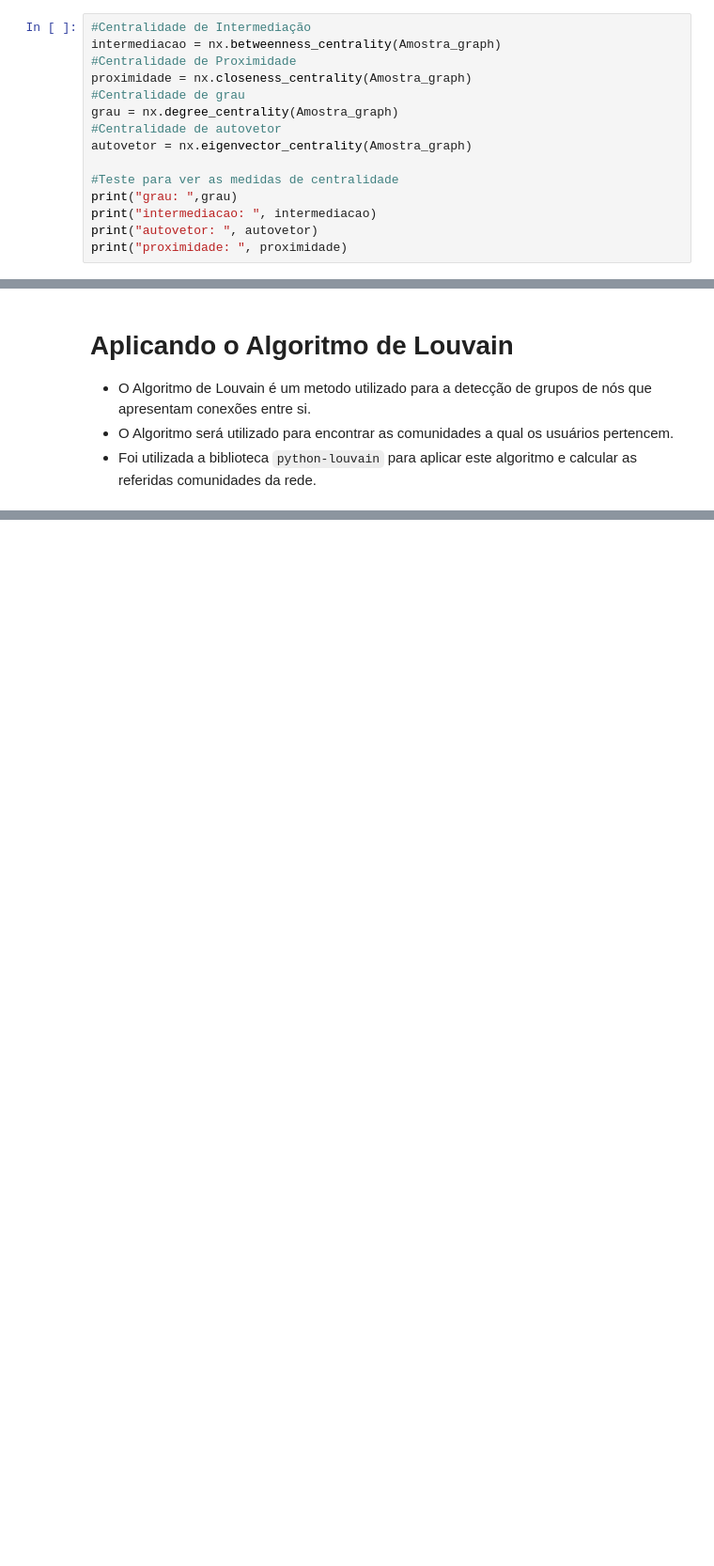
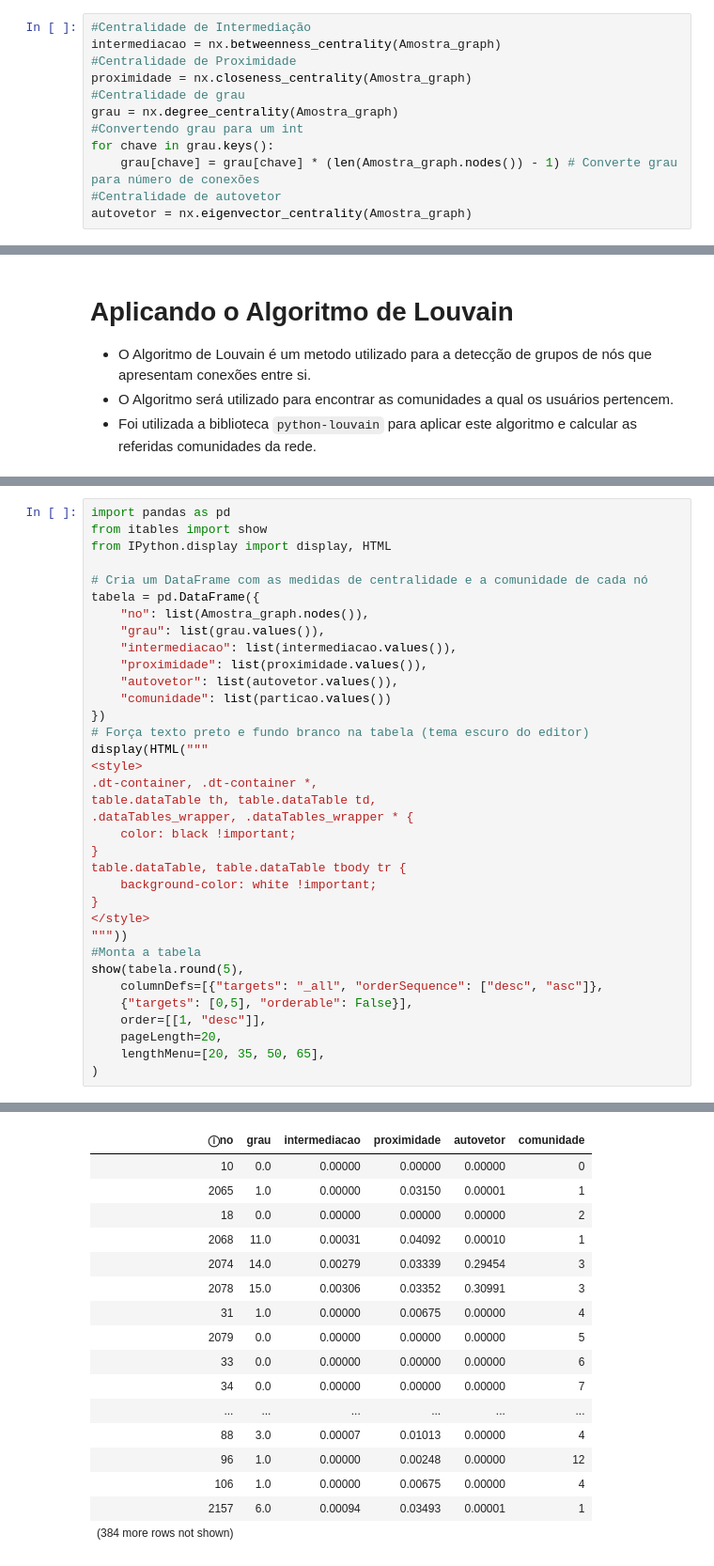
Before and after one commit to arthurvserodio/Analise-de-Grafos---TAG-26.2, a Jupyter notebook: src/FacebookGraph.ipynb, the cells around one changed output, grey strips where cells are left out. Shown at 94% size. Saved outputs shown, nothing was run; the diff lists cells and outputs as text; blank space fills up the shorter version.

```diff
--- a/src/FacebookGraph.ipynb
+++ b/src/FacebookGraph.ipynb
@@ -53,11 +54,8 @@ intermediacao = nx.betweenness_centrality(Amostra_graph)
 proximidade = nx.closeness_centrality(Amostra_graph)
 #Centralidade de grau
 grau = nx.degree_centrality(Amostra_graph)
+#Convertendo grau para um int
+for chave in grau.keys():
+    grau[chave] = grau[chave] * (len(Amostra_graph.nodes()) - 1) # Converte grau para número de conexões
 #Centralidade de autovetor
 autovetor = nx.eigenvector_centrality(Amostra_graph)
-
-#Teste para ver as medidas de centralidade
-print("grau: ",grau)
-print("intermediacao: ", intermediacao)
-print("autovetor: ", autovetor)
-print("proximidade: ", proximidade)
@@ -83,0 +120,36 @@ Numero de comunidades:  107
+# %%
+import pandas as pd
+from itables import show
+from IPython.display import display, HTML
+
+# Cria um DataFrame com as medidas de centralidade e a comunidade de cada nó
+tabela = pd.DataFrame({
+    "no": list(Amostra_graph.nodes()),
+    "grau": list(grau.values()),
+    "intermediacao": list(intermediacao.values()),
+    "proximidade": list(proximidade.values()),
+    "autovetor": list(autovetor.values()),
+    "comunidade": list(particao.values())
+})
+# Força texto preto e fundo branco na tabela (tema escuro do editor)
+display(HTML("""
+<style>
+.dt-container, .dt-container *,
+table.dataTable th, table.dataTable td,
+.dataTables_wrapper, .dataTables_wrapper * {
+    color: black !important;
+}
+table.dataTable, table.dataTable tbody tr {
+    background-color: white !important;
+}
+</style>
+"""))
+#Monta a tabela
+show(tabela.round(5),
+    columnDefs=[{"targets": "_all", "orderSequence": ["desc", "asc"]},
+    {"targets": [0,5], "orderable": False}],
+    order=[[1, "desc"]],
+    pageLength=20,
+    lengthMenu=[20, 35, 50, 65],
+)
+# %% [output]
@@ -83,0 +157,17 @@ Numero de comunidades:  107
+| ⓘno | grau | intermediacao | proximidade | autovetor | comunidade |
+| 10 | 0.0 | 0.00000 | 0.00000 | 0.00000 | 0 |
+| 2065 | 1.0 | 0.00000 | 0.03150 | 0.00001 | 1 |
+| 18 | 0.0 | 0.00000 | 0.00000 | 0.00000 | 2 |
+| 2068 | 11.0 | 0.00031 | 0.04092 | 0.00010 | 1 |
+| 2074 | 14.0 | 0.00279 | 0.03339 | 0.29454 | 3 |
+| 2078 | 15.0 | 0.00306 | 0.03352 | 0.30991 | 3 |
+| 31 | 1.0 | 0.00000 | 0.00675 | 0.00000 | 4 |
+| 2079 | 0.0 | 0.00000 | 0.00000 | 0.00000 | 5 |
+| 33 | 0.0 | 0.00000 | 0.00000 | 0.00000 | 6 |
+| 34 | 0.0 | 0.00000 | 0.00000 | 0.00000 | 7 |
+| ... | ... | ... | ... | ... | ... |
+| 88 | 3.0 | 0.00007 | 0.01013 | 0.00000 | 4 |
+| 96 | 1.0 | 0.00000 | 0.00248 | 0.00000 | 12 |
+| 106 | 1.0 | 0.00000 | 0.00675 | 0.00000 | 4 |
+| 2157 | 6.0 | 0.00094 | 0.03493 | 0.00001 | 1 |
+| (384 more rows not shown) |  |  |  |  |  |
```
Also changed, not shown: parts of 8 cells of this notebook, 2 other files.
